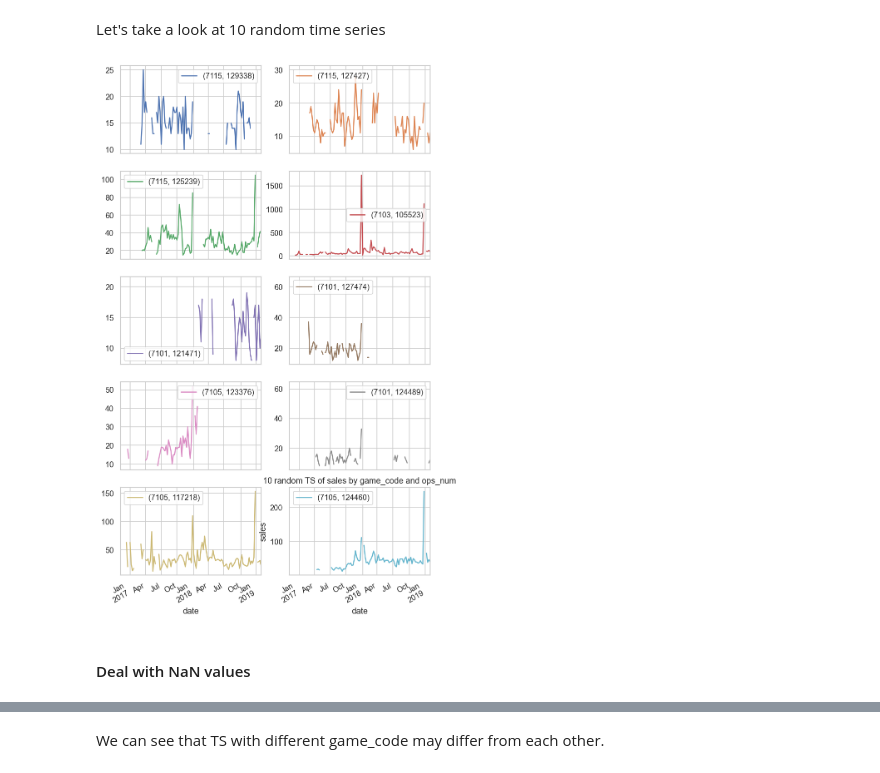
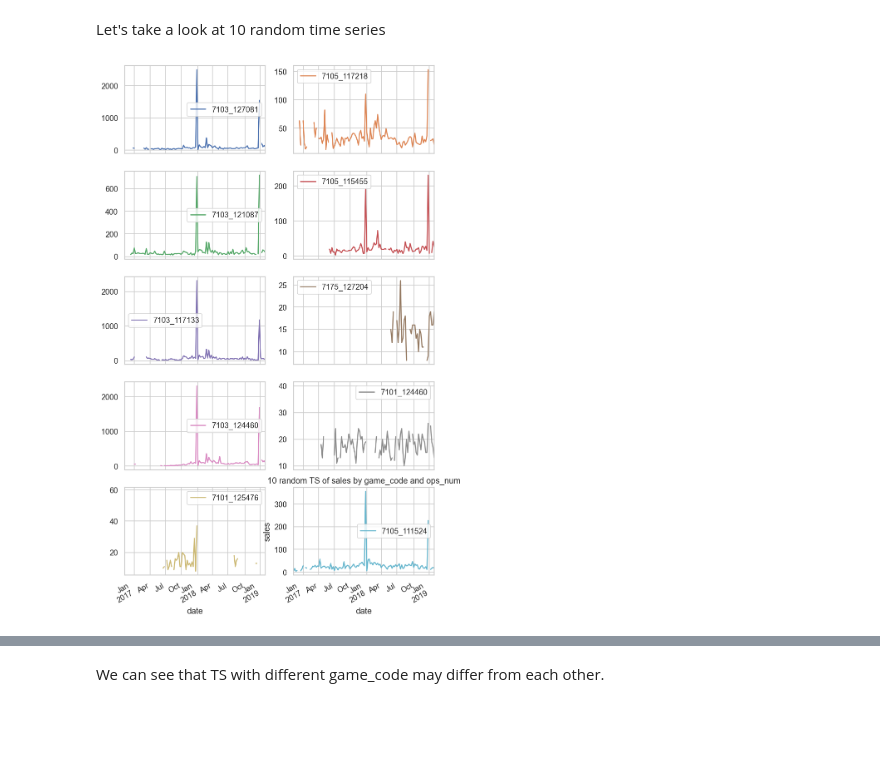
Before and after one commit to Anaksibia/Ticket_distribution_system, a Jupyter notebook: notebooks/EDA.ipynb, the cells around one changed output, grey strips where cells are left out. Saved outputs shown, nothing was run; the diff lists cells and outputs as text; code cells hidden in the pictures; blank space fills up the shorter version.

```diff
--- a/notebooks/EDA.ipynb
+++ b/notebooks/EDA.ipynb
@@ -184,6 +188,9 @@ plt.show()
 # We need to deside the minimum length of time series to predict. Let's assume it to 30
 max_number_of_nas = len(multi_ts.index) - 30
 ts_min30length = multi_ts.loc[:, (multi_ts.isna().sum(axis=0) <= max_number_of_nas)]
-ts_min30length.shape
+ts_df = pd.DataFrame()
+for i, col in enumerate(ts_min30length.columns):
+    ts_df.insert(i, str(col[0])+'_'+str(col[1]), ts_min30length.iloc[:, i])
+ts_df.shape
 # %% [output]
 (118, 350)
@@ -192,12 +210,10 @@ We left 350 time series for individual forecasting with minimum 30 values
 # %% [markdown]
 Let's take a look at 10 random time series
 # %%
-ts_rand = ts_min30length.sample(10, axis=1)
+ts_rand = ts_df.sample(10, axis=1)
 ts_rand.plot(subplots=True, layout=(5,2), figsize=(8,15))
 plt.ylabel('sales')
 plt.title('10 random TS of sales by game_code and ops_num')
 plt.show()
 # %% [output]
-[figure, old version]
+[figure, new version]
-# %% [markdown]
-#### Deal with NaN values
```
Also changed, not shown: parts of 27 cells of this notebook, 2 other files.
